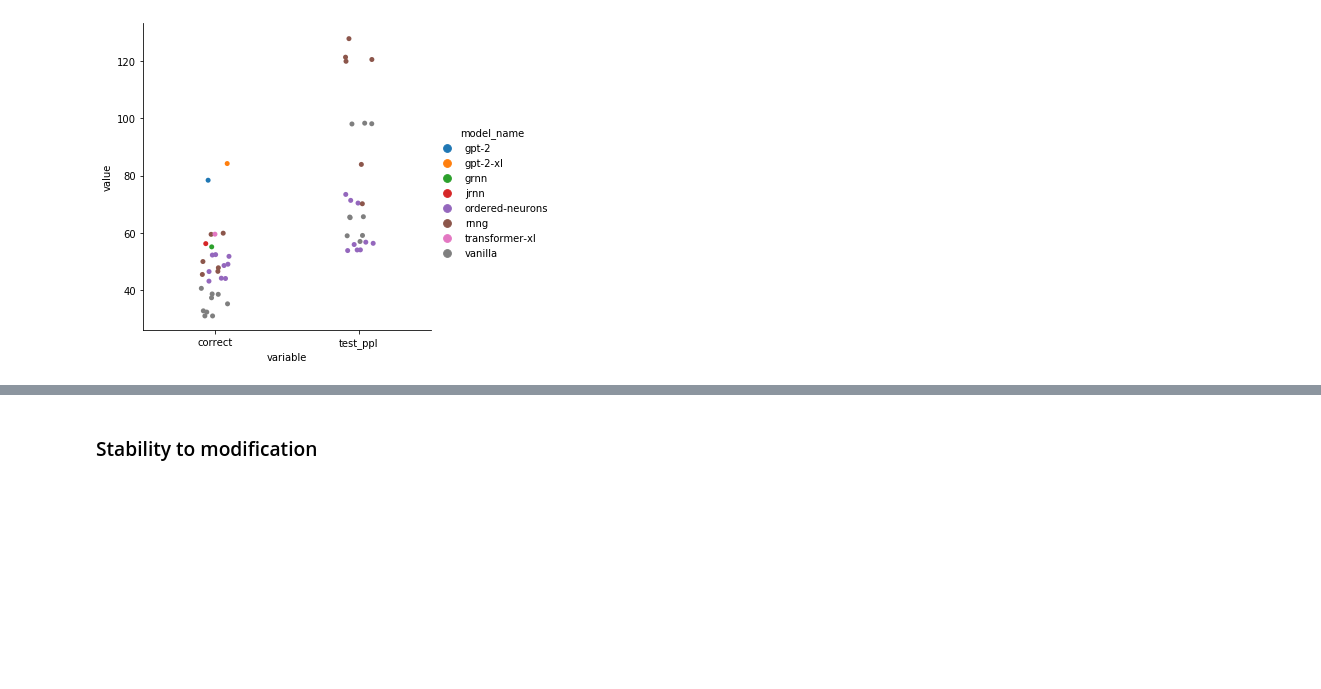
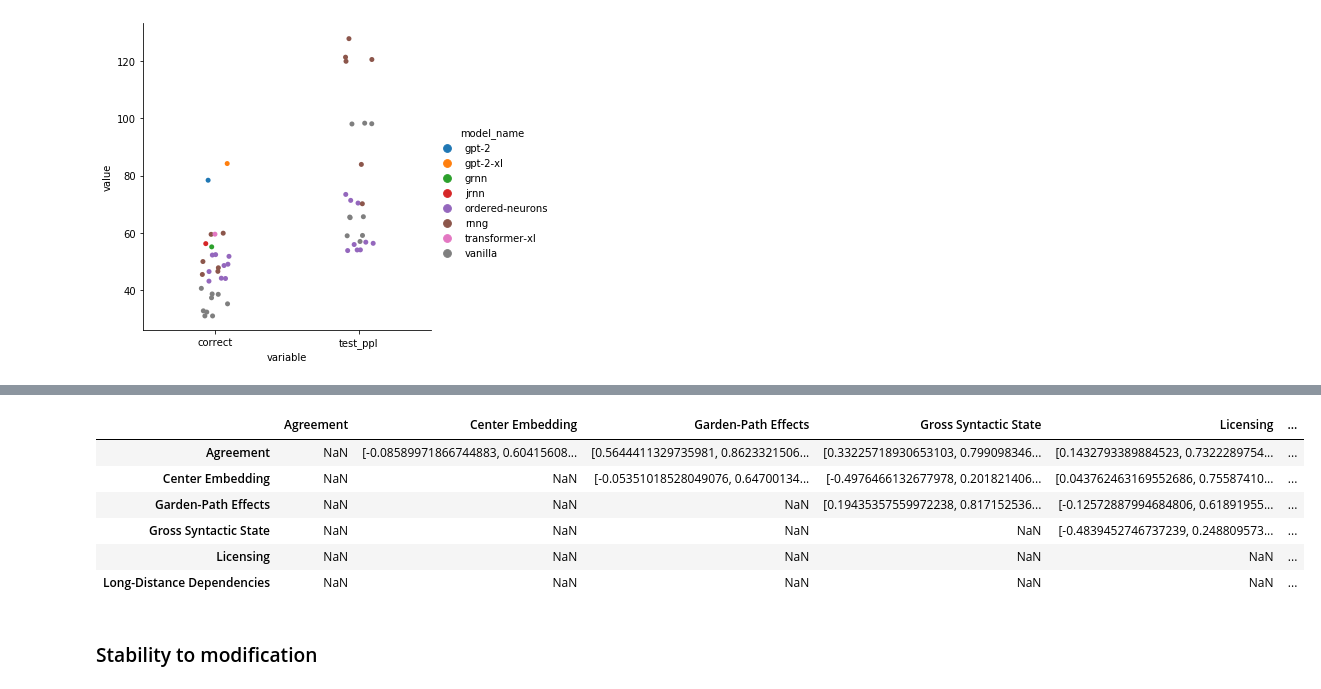
Before and after one commit to cpllab/syntactic-generalization, a Jupyter notebook: notebooks/main.ipynb, the cells around one changed output, grey strips where cells are left out. Drawn from its saved outputs; the diff is of its cells as text; code cells hidden in the pictures; blank space fills up the shorter version.

Commit message:
add bootstrap estimates for circuit--circuit performance regressions

```diff
--- a/notebooks/main.ipynb
+++ b/notebooks/main.ipynb
@@ -518,0 +518,21 @@ Text(0.5, 0.98, 'Circuit--circuit correlations')
+# %%
+# Estimate lower-bound Spearman r for each circuit-circuit relation
+# by running a structured bootstrap over model--corpus--seeds: randomly
+# resample model--corpus--seed combinations and recompute Spearman r's.
+def estimate_r(xs):
+    # Calculate Spearman-r on bootstrap sample comparing two circuits (shape n * 2)
+    corr, pval = stats.spearmanr(xs[:, 0], xs[:, 1])
+    return corr
+
+corr_data = pd.DataFrame(index=circuit_order, columns=circuit_order)
+n_boot = 500
+for c1, c2 in tqdm(list(itertools.combinations(circuit_order, 2))):
+    xs = source_df[source_df.circuit == c1].groupby(["model_name", "corpus", "seed"]).correct.agg({c1: "mean"})
+    ys = source_df[source_df.circuit == c2].groupby(["model_name", "corpus", "seed"]).correct.agg({c2: "mean"})
+
+    df = pd.concat([xs, ys], axis=1)
+    # Concatenate model--corpus--seed labels to make structured bootstrapping easier.
+    df["model_key"] = [" ".join(map(str, key)) for key in df.index.tolist()]
+    df = df.reset_index(drop=True)
+
+    corr_data.loc[c1, c2] = sns.utils.ci(sns.algorithms.bootstrap(df, units=df.model_key, n_boot=n_boot, func=estimate_r))
@@ -519,3 +550,13 @@ Text(0.5, 0.98, 'Circuit--circuit correlations')
+# %%
+corr_data
+# %% [output]
+|  | Agreement | Center Embedding | Garden-Path Effects | Gross Syntactic State | Licensing | ... |
+| Agreement | NaN | [-0.08589971866744883, 0.60415608... | [0.5644411329735981, 0.8623321506... | [0.33225718930653103, 0.799098346... | [0.1432793389884523, 0.7322289754... | ... |
+| Center Embedding | NaN | NaN | [-0.05351018528049076, 0.64700134... | [-0.4976466132677978, 0.201821406... | [0.043762463169552686, 0.75587410... | ... |
+| Garden-Path Effects | NaN | NaN | NaN | [0.19435357559972238, 0.817152536... | [-0.12572887994684806, 0.61891955... | ... |
+| Gross Syntactic State | NaN | NaN | NaN | NaN | [-0.4839452746737239, 0.248809573... | ... |
+| Licensing | NaN | NaN | NaN | NaN | NaN | ... |
+| Long-Distance Dependencies | NaN | NaN | NaN | NaN | NaN | ... |
 # %% [markdown]
 ### Stability to modification
 # %%
```
Also changed, not shown: parts of 6 cells of this notebook, 1 other file.
